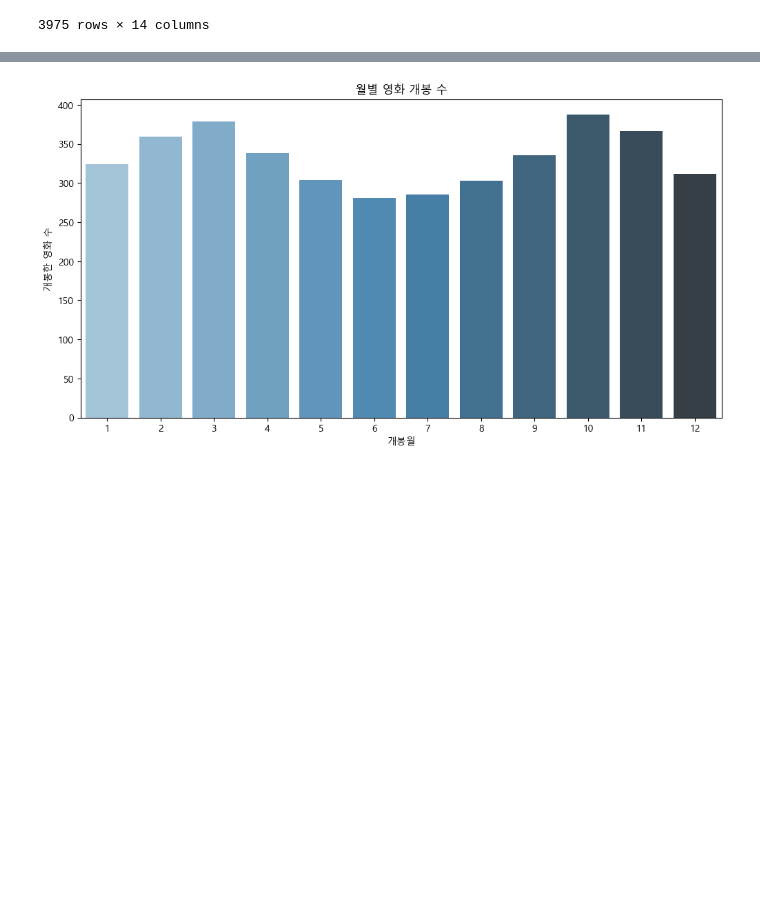
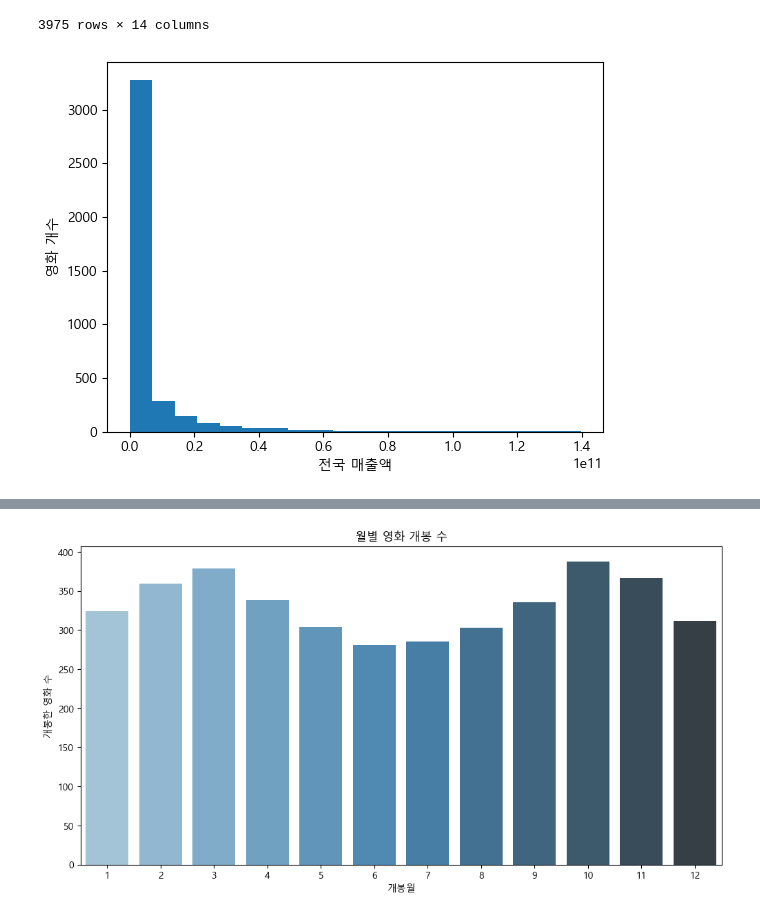
Before and after one commit to Dacon-ai-RunningFive/Dacon-AI, a Jupyter notebook: movie/notebooks/exploratory/exploratory.ipynb, the cells around one changed output, grey strips where cells are left out. Saved outputs shown, nothing was run; the diff lists cells and outputs as text; code cells hidden in the pictures; blank space fills up the shorter version.

```diff
--- a/movie/notebooks/exploratory/exploratory.ipynb
+++ b/movie/notebooks/exploratory/exploratory.ipynb
@@ -23,3 +23,11 @@ m
 | 3973 | 래미의 드래곤월드 구출작전 | 웨이밍 황 | NaN | 2020-07-16 | 장편 | 중국 | 65 | 6.067340e+06 | 779 | 6.345000e+05 | 74 | ... |
 | 3974 | 블루 서멀 같은 하늘을 보고 싶어 | 타치바나 마사키 | NaN | 2023-03-29 | 장편 | 일본 | 62 | 3.039823e+06 | 325 | 1.277124e+06 | 130 | ... |
 3975 rows × 14 columns
+# %%
+# 전국 매출액 히스토그램
+plt.hist(m["전국 매출액"], bins=20)
+plt.xlabel("전국 매출액")
+plt.ylabel("영화 개수")
+plt.show()
+# %% [output]
+[figure, added]
```
Also changed, not shown: parts of 6 cells of this notebook, 2 other files.
